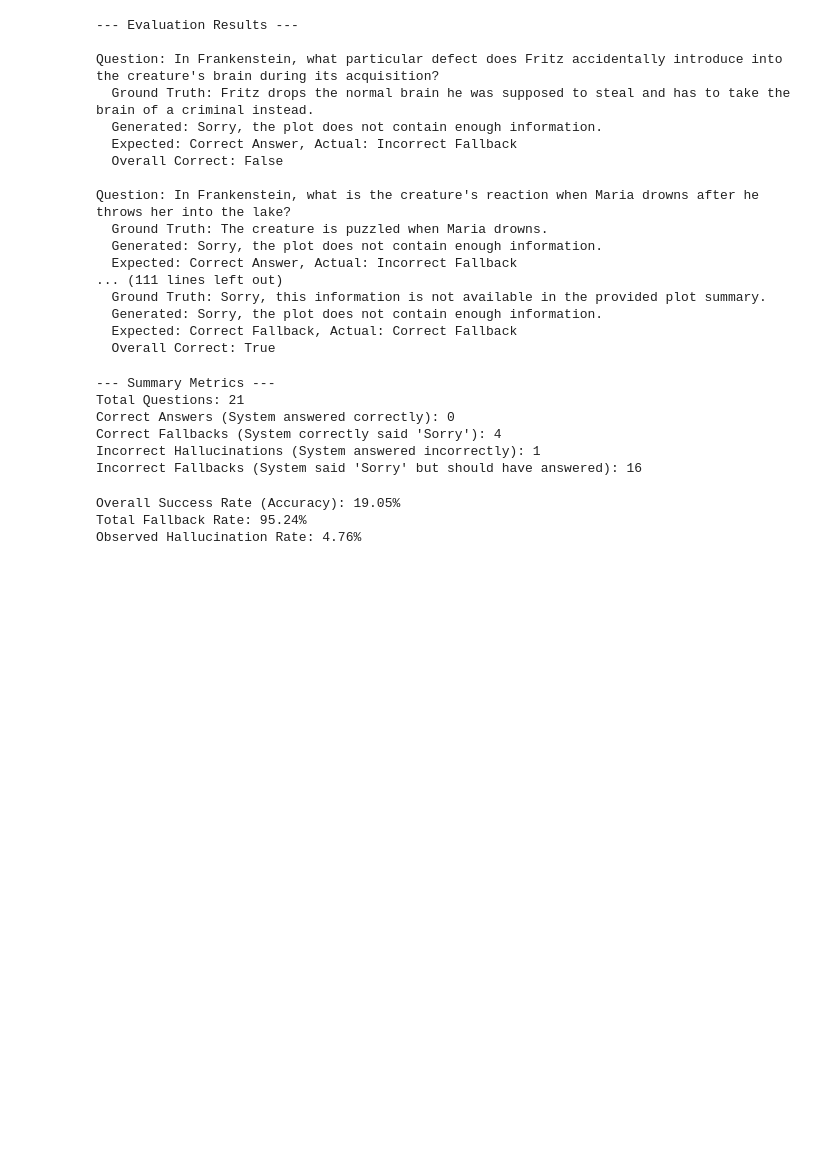
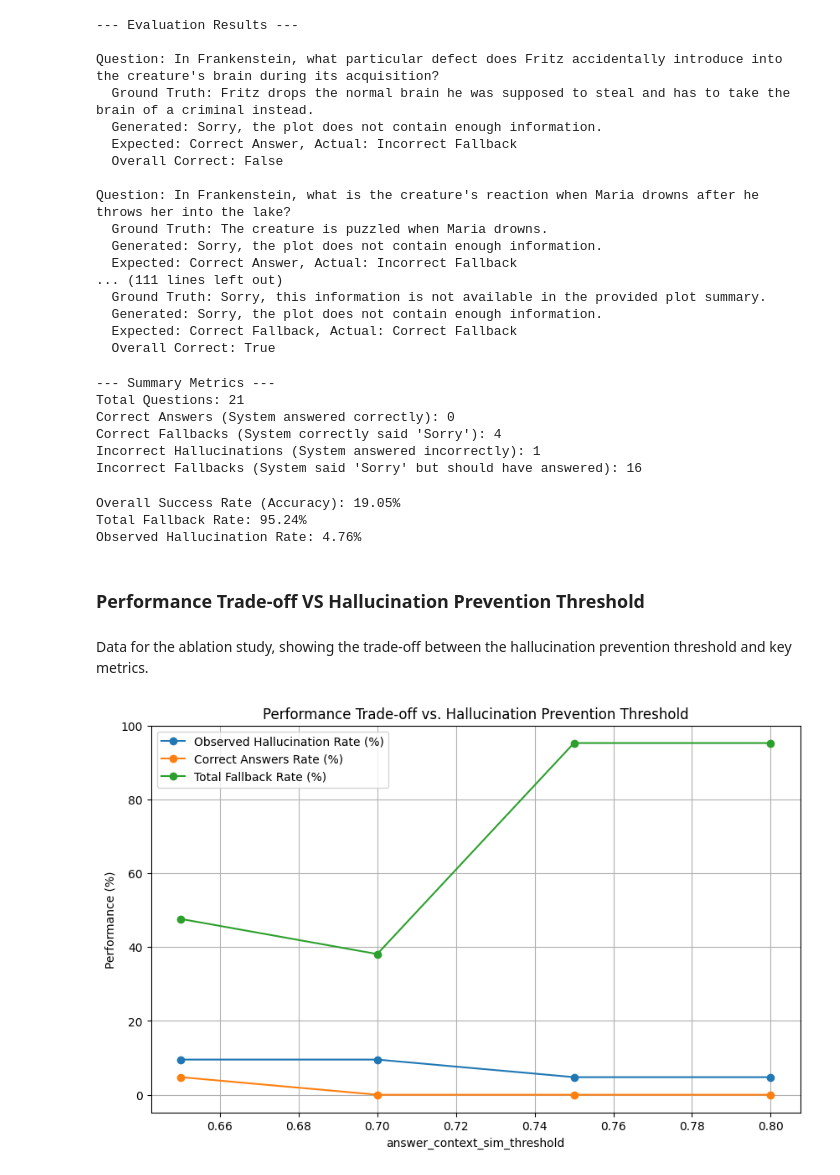
Before and after one commit to prateekshadevi/NLP-Movie-Plot-QA, a Jupyter notebook: NLP_Project.ipynb, the cells around one changed output. Saved outputs shown, nothing was run; the diff lists cells and outputs as text; code cells hidden in the pictures; blank space fills up the shorter version.

```diff
--- a/NLP_Project.ipynb
+++ b/NLP_Project.ipynb
@@ -684,3 +684,47 @@ print(f"Observed Hallucination Rate: {hallucination_rate:.2%}")
 Overall Success Rate (Accuracy): 19.05%
 Total Fallback Rate: 95.24%
 Observed Hallucination Rate: 4.76%
+# %% [markdown]
+### Performance Trade-off VS Hallucination Prevention Threshold
+# %% [markdown]
+Data for the ablation study, showing the trade-off between the hallucination prevention threshold and key metrics.
+# %%
+# Threshold values tested
+threshold_values = [0.65, 0.70, 0.75, 0.80]
+
+# List of Correct Answers achieved
+correct_answers = [1, 0, 0, 0]
+
+# List of Correct Fallbacks (when system correctly says "Sorry")
+correct_fallbacks = [1, 1, 4, 4]
+
+# List of Incorrect Hallucinations observed
+incorrect_hallucinations = [2, 2, 1, 1]
+
+# List of Incorrect Fallbacks (when system should have answered but said "Sorry")
+incorrect_fallbacks = [7, 7, 16, 16]
+
+# Hallucination rate as a percentage of total questions (21)
+hallucination_rates = [9.52, 9.52, 4.76, 4.76]
+
+# Correct answers rate as a percentage of total questions (21)
+correct_answers_rate = [4.76, 0.0, 0.0, 0.0]
+
+# Total fallback rate as a percentage of total questions (21)
+total_fallback_rate = [47.62, 38.10, 95.24, 95.24]
+# %%
+fig, ax = plt.subplots(figsize=(10, 6))
+
+ax.plot(threshold_values, hallucination_rates, marker='o', label="Observed Hallucination Rate (%)")
+ax.plot(threshold_values, correct_answers_rate, marker='o', label="Correct Answers Rate (%)")
+ax.plot(threshold_values, total_fallback_rate, marker='o', label="Total Fallback Rate (%)")
+
+ax.set_title("Performance Trade-off vs. Hallucination Prevention Threshold")
+ax.set_xlabel("answer_context_sim_threshold")
+ax.set_ylabel("Performance (%)")
+
+ax.legend()
+
+ax.grid(True)
+# %% [output]
+[figure, added]
```
Also changed, not shown: parts of 1 cell of this notebook, 1 other file.
